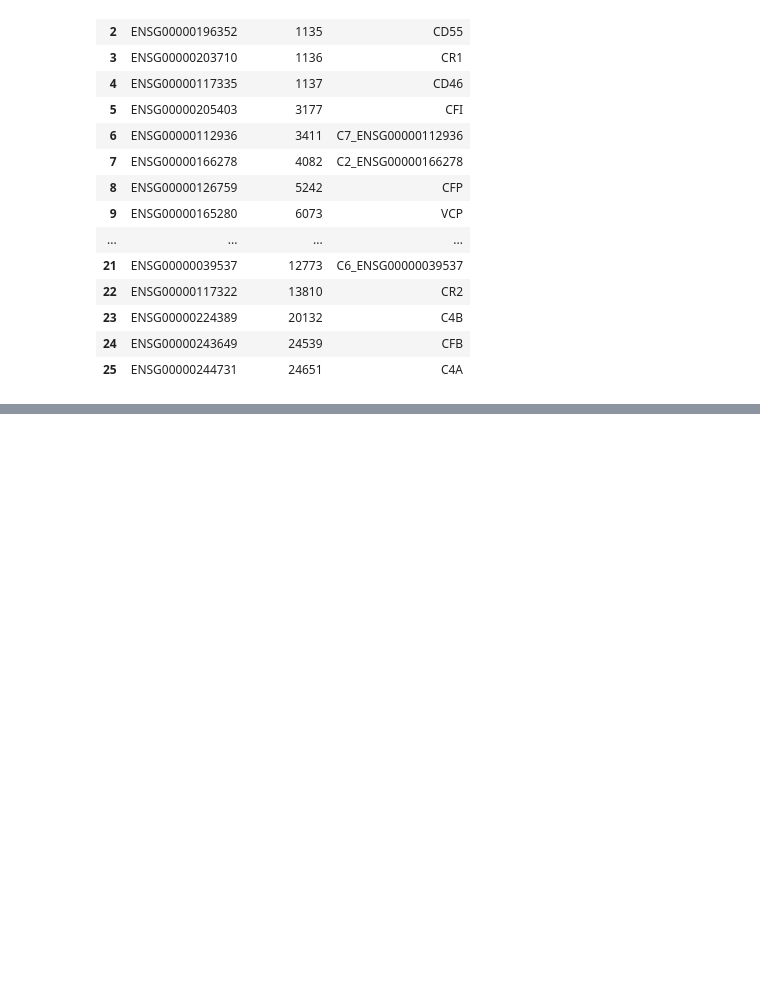
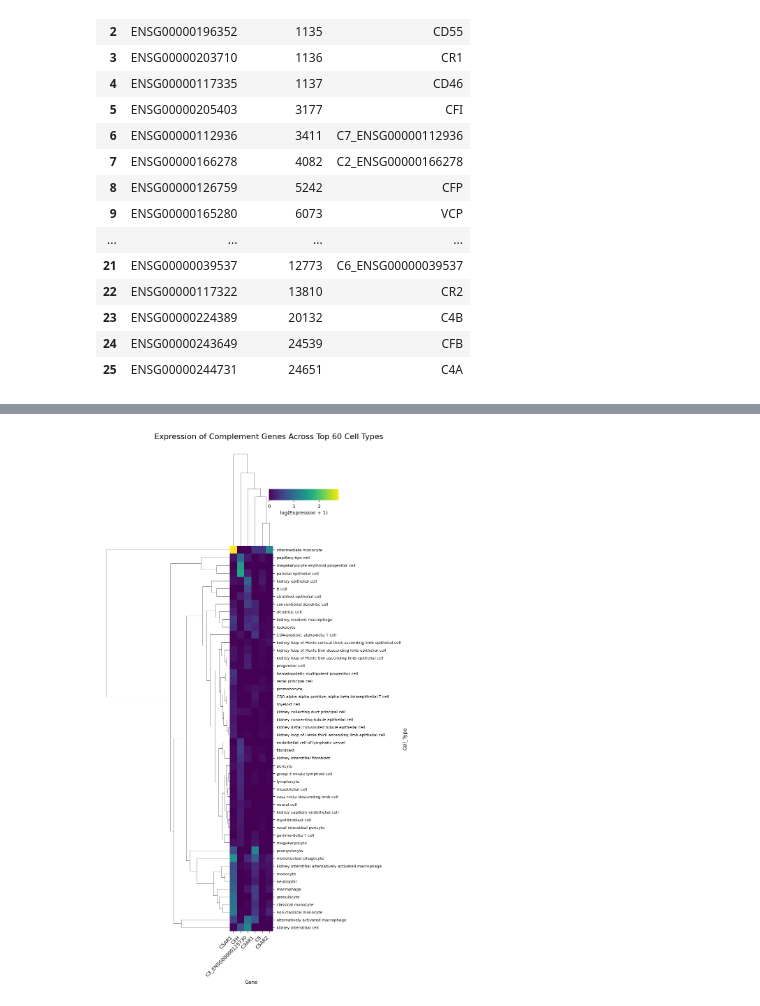
Before and after one commit to aumchampaneri/Biochemistry-BS, a Jupyter notebook: Thesis Project/Kidney/Cell Query Test.ipynb, the cells around one changed output, grey strips where cells are left out. Saved outputs shown, nothing was run; the diff lists cells and outputs as text; code cells hidden in the pictures; blank space fills up the shorter version.

```diff
--- a/Thesis Project/Kidney/Cell Query Test.ipynb
+++ b/Thesis Project/Kidney/Cell Query Test.ipynb
@@ -171,0 +242,83 @@ Categories (371, object): ['Brodmann (1909) area 17', 'Brodmann (1909) area 4',
+# %%
+import scanpy as sc
+import pandas as pd
+import numpy as np
+import matplotlib.pyplot as plt
+import seaborn as sns
+from scipy.cluster import hierarchy
+from mpl_toolkits.axes_grid1 import make_axes_locatable
+
+# List of genes to analyze
+genes = ['CFH', 'C5', 'C3AR1', 'C3_ENSG00000125730', 'C5AR1', 'C5AR2']
+
+# Ensure the genes are in the dataset
+valid_genes = [gene for gene in genes if gene in adata.var_names]
+
+if not valid_genes:
+    print("None of the specified genes are in the dataset.")
+else:
+    print(f"Found {len(valid_genes)} valid genes")
+
+    # Create a dataframe to collect all expression data
+    all_expression_data = pd.DataFrame()
+
+    # Collect expression data for each gene
+    for gene in valid_genes:
+        # Get expression values
+        expr_values = adata[:, gene].X.toarray().flatten()
+
+        # Get cell types
+        cell_types = adata.obs["cell_type"]
+
+        # Create temporary dataframe for this gene
+        temp_df = pd.DataFrame({
+            "Gene": gene,
+            "Cell_Type": cell_types,
+            "Expression": expr_values
+        })
+
+        # Append to the main dataframe
+        all_expression_data = pd.concat([all_expression_data, temp_df])
+
+    # Calculate mean expression per cell type across all genes
+    cell_type_mean_expr = all_expression_data.groupby("Cell_Type")["Expression"].mean()
+
+    # Get top 60 cell types based on mean expression
+    top_60_cell_types = cell_type_mean_expr.sort_values(ascending=False).head(50).index.tolist()
+
+    # Filter data to only include top 60 cell types
+    filtered_data = all_expression_data[all_expression_data["Cell_Type"].isin(top_60_cell_types)]
+
+    # Pivot the data to create a matrix suitable for heatmap plotting
+    heatmap_data = filtered_data.pivot_table(
+        index="Cell_Type",
+        columns="Gene",
+        values="Expression",
+        aggfunc="mean"
+    )
+
+    # Apply log transformation for better visualization
+    heatmap_data_log = np.log1p(heatmap_data)
+
+    # Plot clustered heatmap
+    plt.figure(figsize=(12, 20))
+    g = sns.clustermap(
+        heatmap_data_log,
+        figsize=(10, 16),
+        cmap="viridis",
+        yticklabels=True,
+        xticklabels=True,
+        cbar_pos=(0.5, 0.9, 0.2, 0.02),  # Move colorbar to top (x, y, width, height)
+        cbar_kws={'orientation': 'horizontal', 'label': 'log(Expression + 1)'},
+        dendrogram_ratio=(0.75, 0.2),
+        row_cluster=True,  # Cluster cell types
+        col_cluster=True   # Cluster genes
+    )
+
+    # Adjust font sizes and rotate x-axis labels for better readability
+    g.ax_heatmap.set_yticklabels(g.ax_heatmap.get_yticklabels(), fontsize=8)
+    g.ax_heatmap.set_xticklabels(g.ax_heatmap.get_xticklabels(), fontsize=10, rotation=45, ha='right')
+
+    plt.suptitle("Expression of Complement Genes Across Top 60 Cell Types", y=1.02, fontsize=16)
+    plt.show()
+# %% [output]
@@ -171,0 +327 @@ Categories (371, object): ['Brodmann (1909) area 17', 'Brodmann (1909) area 4',
+[figure, added]
```
Also changed, not shown: parts of 13 cells of this notebook.
